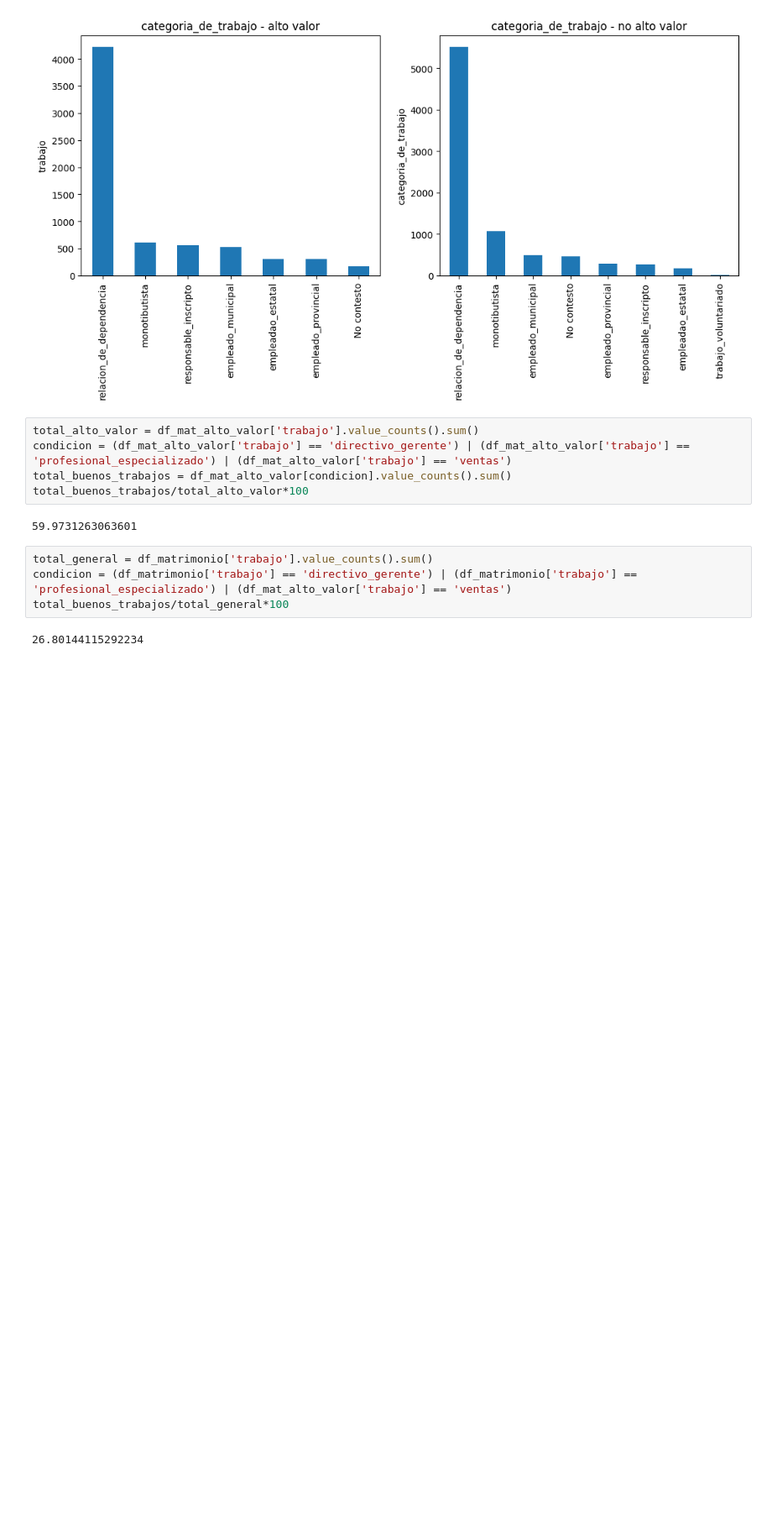
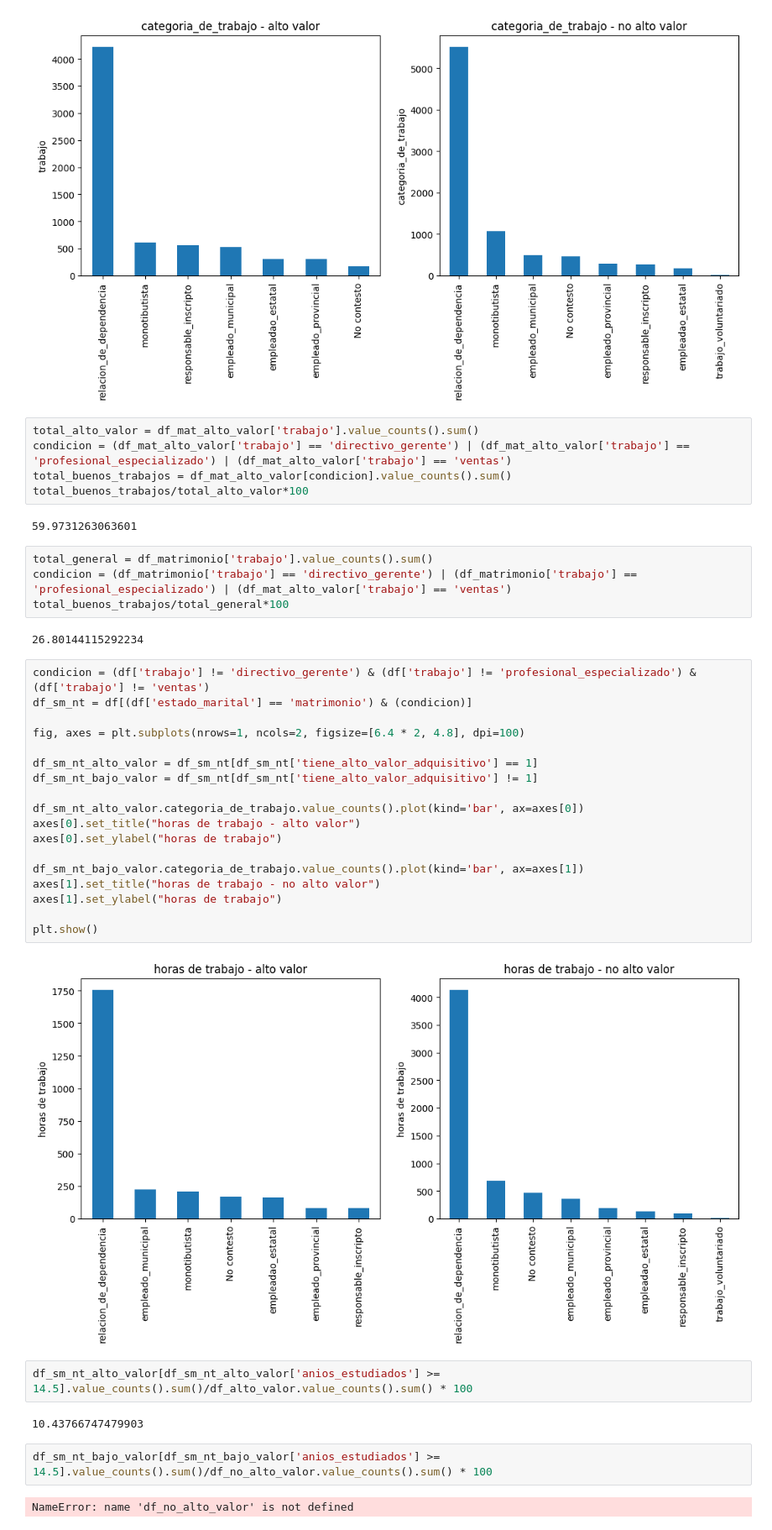
Before and after one commit to SantiValdezUlzurrun/TP-2021-1C-Organizacion-de-datos, a Jupyter notebook: Variables/categoria_de_trabajo.ipynb, the cells around one changed output. Shown at 84% size. Drawn from its saved outputs; the diff is of its cells as text; blank space fills up the shorter version.

Commit message:
feat: analisis condicional para el arbol de deciciones
Co-authored-by: MauricioBuzzone <mbuzzone@fi.uba.ar>

```diff
--- a/Variables/categoria_de_trabajo.ipynb
+++ b/Variables/categoria_de_trabajo.ipynb
@@ -109,3 +109,31 @@ condicion = (df_matrimonio['trabajo'] == 'directivo_gerente') | (df_matrimonio['
 total_buenos_trabajos/total_general*100
 # %% [output]
 26.80144115292234
+# %%
+condicion = (df['trabajo'] != 'directivo_gerente') & (df['trabajo'] != 'profesional_especializado') & (df['trabajo'] != 'ventas')
+df_sm_nt = df[(df['estado_marital'] == 'matrimonio') & (condicion)]
+
+fig, axes = plt.subplots(nrows=1, ncols=2, figsize=[6.4 * 2, 4.8], dpi=100)
+
+df_sm_nt_alto_valor = df_sm_nt[df_sm_nt['tiene_alto_valor_adquisitivo'] == 1]
+df_sm_nt_bajo_valor = df_sm_nt[df_sm_nt['tiene_alto_valor_adquisitivo'] != 1]
+
+df_sm_nt_alto_valor.categoria_de_trabajo.value_counts().plot(kind='bar', ax=axes[0])
+axes[0].set_title("horas de trabajo - alto valor")
+axes[0].set_ylabel("horas de trabajo")
+
+df_sm_nt_bajo_valor.categoria_de_trabajo.value_counts().plot(kind='bar', ax=axes[1])
+axes[1].set_title("horas de trabajo - no alto valor")
+axes[1].set_ylabel("horas de trabajo")
+
+plt.show()
+# %% [output]
+[figure, added]
+# %%
+df_sm_nt_alto_valor[df_sm_nt_alto_valor['anios_estudiados'] >= 14.5].value_counts().sum()/df_alto_valor.value_counts().sum() * 100
+# %% [output]
+10.43766747479903
+# %%
+df_sm_nt_bajo_valor[df_sm_nt_bajo_valor['anios_estudiados'] >= 14.5].value_counts().sum()/df_no_alto_valor.value_counts().sum() * 100
+# %% [output]
+NameError: name 'df_no_alto_valor' is not defined
```
Also changed, not shown: parts of 1 cell of this notebook, 7 other files.
